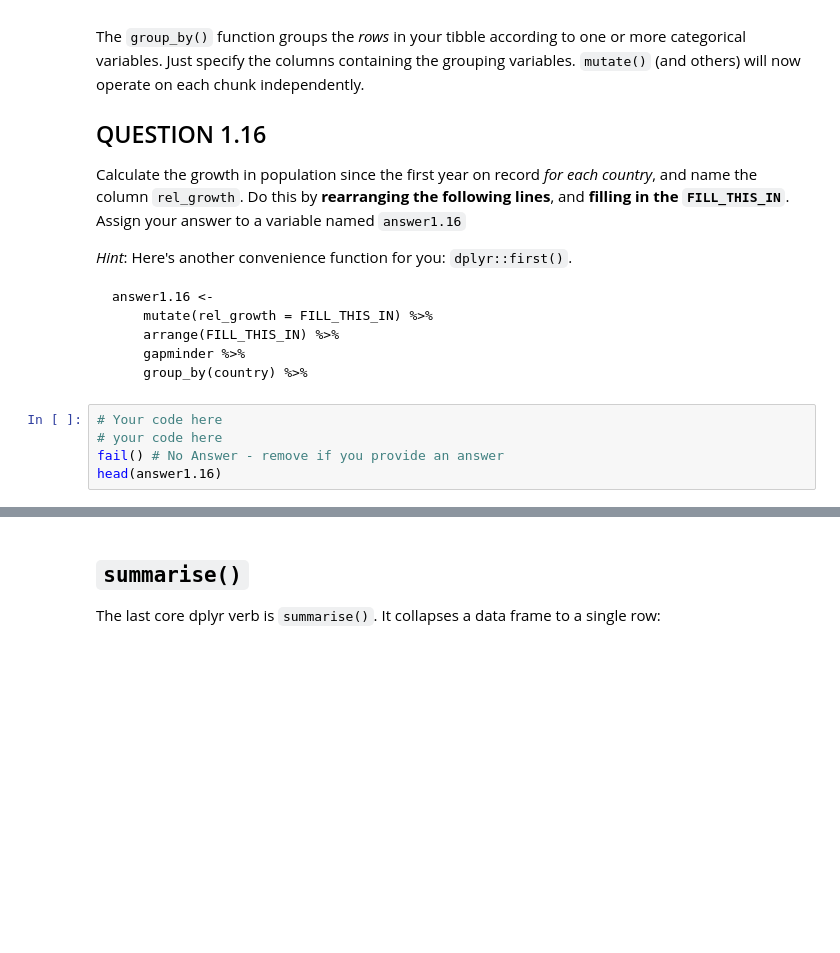
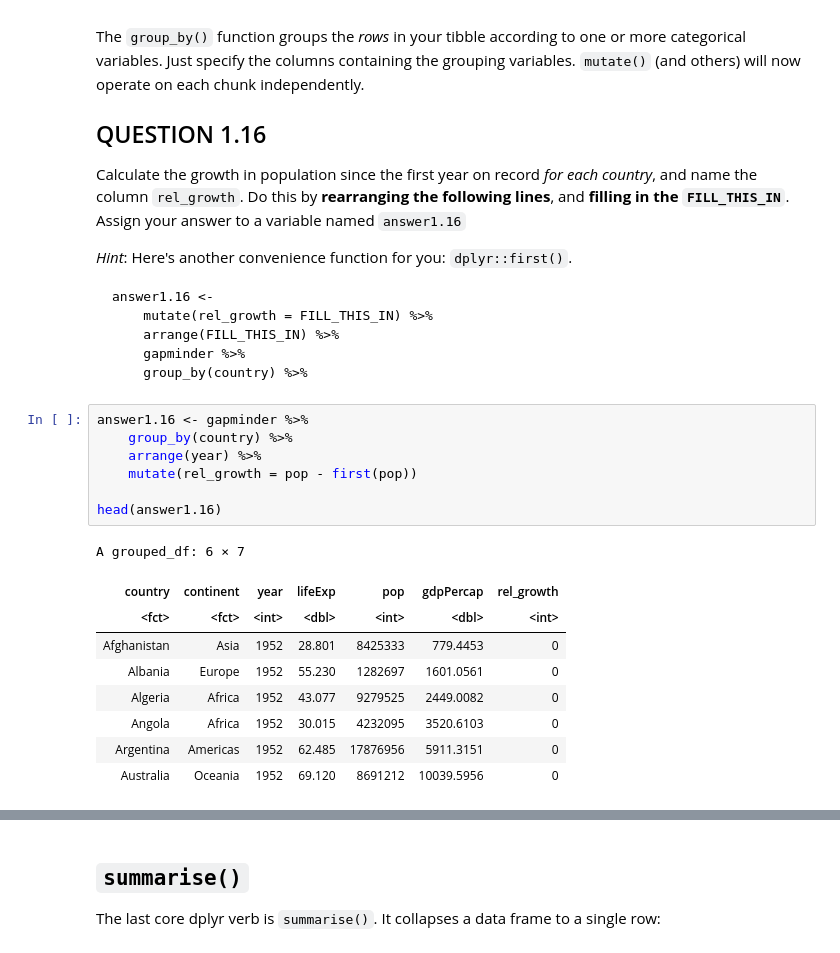
Before and after one commit to annikalaurin/annikalaurin1, a Jupyter notebook: worksheet_a02.ipynb, the cells around one changed output, grey strips where cells are left out. Cells and saved outputs as stored; diff of their text form; blank space fills up the shorter version.

````diff
--- a/worksheet_a02.ipynb
+++ b/worksheet_a02.ipynb
@@ -752,11 +781,23 @@ answer1.16 <-
     gapminder %>%
     group_by(country) %>%
 ```
-# %%
-# Your code here
-# your code here
-fail() # No Answer - remove if you provide an answer
-head(answer1.16)
+# %%
+answer1.16 <- gapminder %>%
+    group_by(country) %>%
+    arrange(year) %>%
+    mutate(rel_growth = pop - first(pop))
+
+head(answer1.16)
+# %% [output]
+A grouped_df: 6 × 7
+| country | continent | year | lifeExp | pop | gdpPercap | rel_growth |
+| <fct> | <fct> | <int> | <dbl> | <int> | <dbl> | <int> |
+| Afghanistan | Asia | 1952 | 28.801 | 8425333 | 779.4453 | 0 |
+| Albania | Europe | 1952 | 55.230 | 1282697 | 1601.0561 | 0 |
+| Algeria | Africa | 1952 | 43.077 | 9279525 | 2449.0082 | 0 |
+| Angola | Africa | 1952 | 30.015 | 4232095 | 3520.6103 | 0 |
+| Argentina | Americas | 1952 | 62.485 | 17876956 | 5911.3151 | 0 |
+| Australia | Oceania | 1952 | 69.120 | 8691212 | 10039.5956 | 0 |
 # %%
 test_that("Answer 1.16", {
     expect_equal(nrow(answer1.16), 1704)
````
Also changed, not shown: parts of 11 cells of this notebook.
